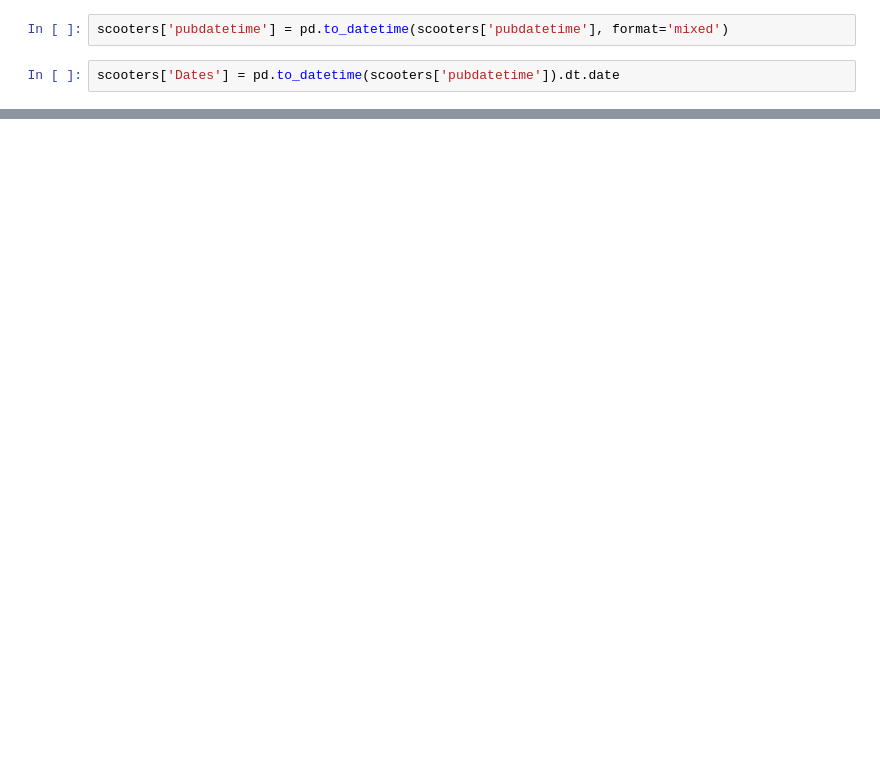
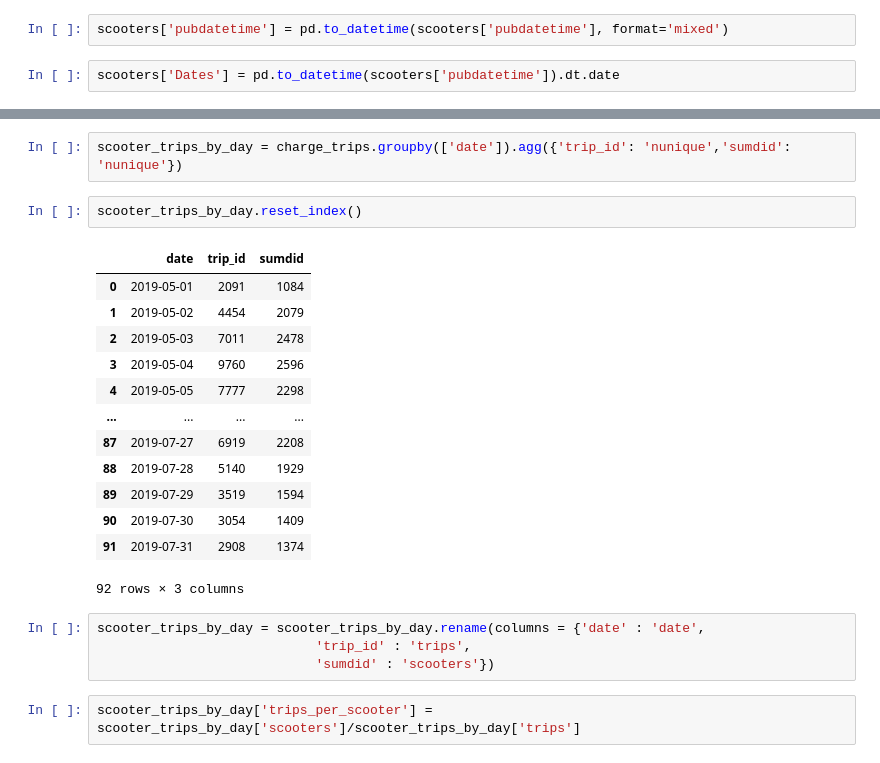
Before and after one commit to NSS-Data-Analytics-Cohort-11/scooters-no-pineapple, a Jupyter notebook: notebook/Scooter Book.ipynb, the cells around one changed output, grey strips where cells are left out. Saved outputs shown, nothing was run; the diff lists cells and outputs as text; blank space fills up the shorter version.

```diff
--- a/notebook/Scooter Book.ipynb
+++ b/notebook/Scooter Book.ipynb
@@ -260,0 +315,24 @@ scooters['Dates'] = pd.to_datetime(scooters['pubdatetime']).dt.date
+# %%
+scooter_trips_by_day = charge_trips.groupby(['date']).agg({'trip_id': 'nunique','sumdid': 'nunique'})
+# %%
+scooter_trips_by_day.reset_index()
+# %% [output]
+|  | date | trip_id | sumdid |
+| 0 | 2019-05-01 | 2091 | 1084 |
+| 1 | 2019-05-02 | 4454 | 2079 |
+| 2 | 2019-05-03 | 7011 | 2478 |
+| 3 | 2019-05-04 | 9760 | 2596 |
+| 4 | 2019-05-05 | 7777 | 2298 |
+| ... | ... | ... | ... |
+| 87 | 2019-07-27 | 6919 | 2208 |
+| 88 | 2019-07-28 | 5140 | 1929 |
+| 89 | 2019-07-29 | 3519 | 1594 |
+| 90 | 2019-07-30 | 3054 | 1409 |
+| 91 | 2019-07-31 | 2908 | 1374 |
+92 rows × 3 columns
+# %%
+scooter_trips_by_day = scooter_trips_by_day.rename(columns = {'date' : 'date',
+                            'trip_id' : 'trips',
+                            'sumdid' : 'scooters'})
+# %%
+scooter_trips_by_day['trips_per_scooter'] = scooter_trips_by_day['scooters']/scooter_trips_by_day['trips']
```
Also changed, not shown: parts of 12 cells of this notebook, 1 other file.
